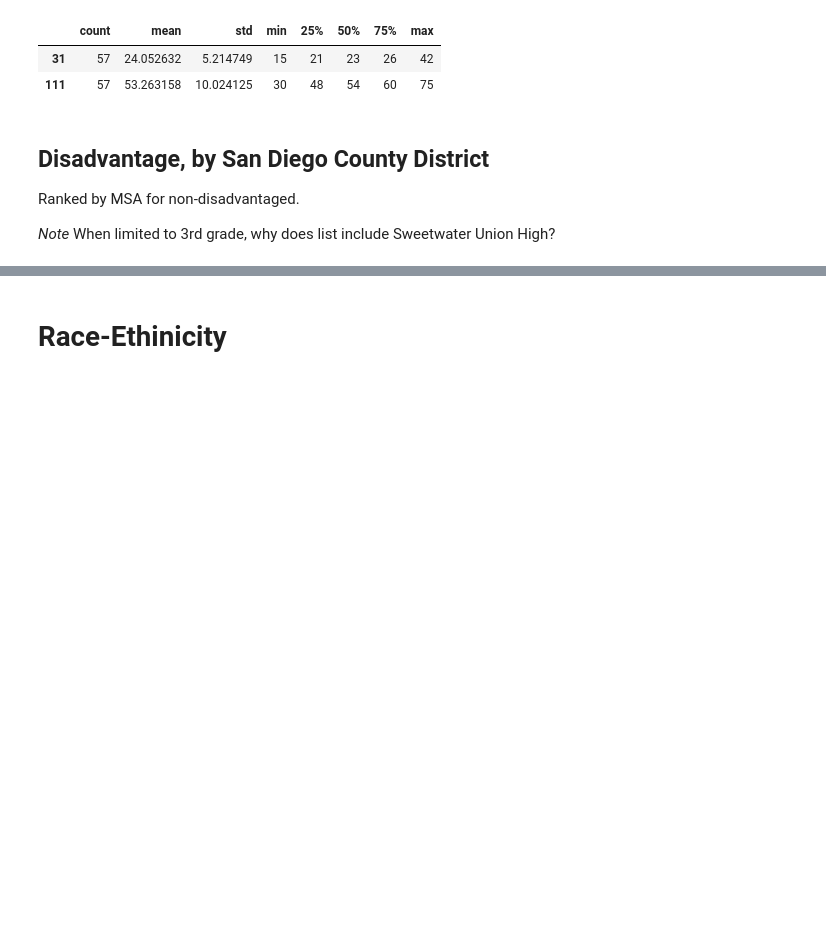
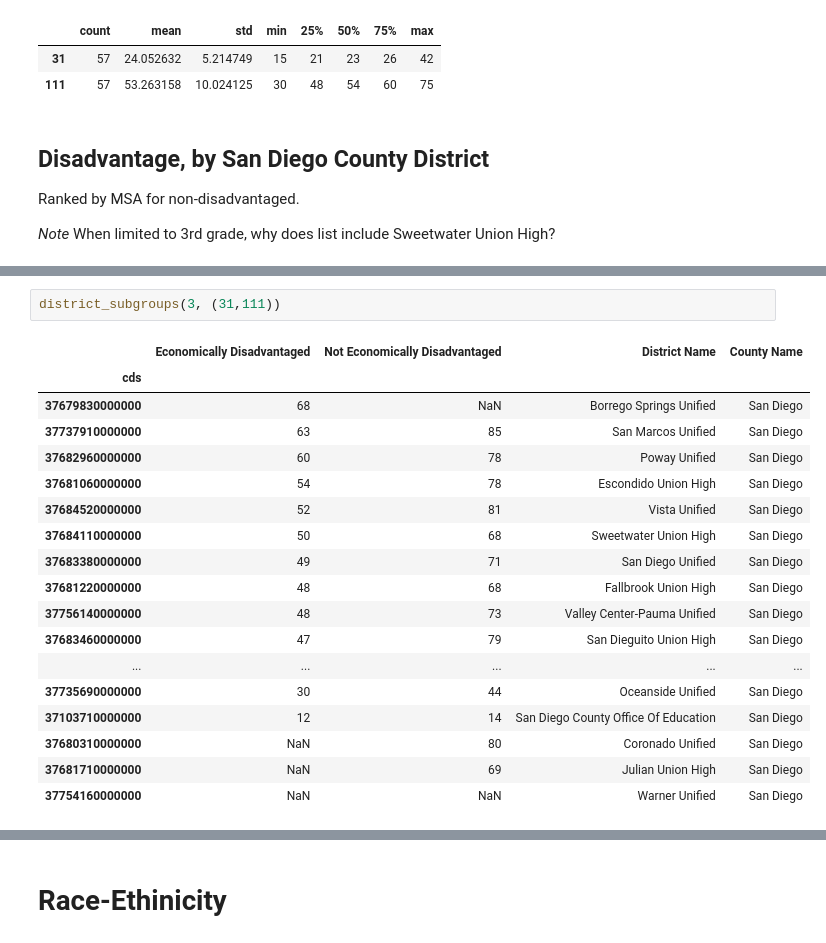
Before and after one commit to sandiegodata-projects/333-CAASPP, a Jupyter notebook: eric/Districts.ipynb, the cells around one changed output, grey strips where cells are left out. Drawn from its saved outputs; the diff is of its cells as text; blank space fills up the shorter version.

```diff
--- a/eric/Districts.ipynb
+++ b/eric/Districts.ipynb
@@ -116,0 +157,21 @@ pd.pivot_table(ed[district.pct_msa != 0],index='cds', columns='subgroup', values
+# %%
+district_subgroups(3, (31,111))
+# %% [output]
+|  | Economically Disadvantaged | Not Economically Disadvantaged | District Name | County Name |
+| cds |  |  |  |  |
+| 37679830000000 | 68 | NaN | Borrego Springs Unified | San Diego |
+| 37737910000000 | 63 | 85 | San Marcos Unified | San Diego |
+| 37682960000000 | 60 | 78 | Poway Unified | San Diego |
+| 37681060000000 | 54 | 78 | Escondido Union High | San Diego |
+| 37684520000000 | 52 | 81 | Vista Unified | San Diego |
+| 37684110000000 | 50 | 68 | Sweetwater Union High | San Diego |
+| 37683380000000 | 49 | 71 | San Diego Unified | San Diego |
+| 37681220000000 | 48 | 68 | Fallbrook Union High | San Diego |
+| 37756140000000 | 48 | 73 | Valley Center-Pauma Unified | San Diego |
+| 37683460000000 | 47 | 79 | San Dieguito Union High | San Diego |
+| ... | ... | ... | ... | ... |
+| 37735690000000 | 30 | 44 | Oceanside Unified | San Diego |
+| 37103710000000 | 12 | 14 | San Diego County Office Of Education | San Diego |
+| 37680310000000 | NaN | 80 | Coronado Unified | San Diego |
+| 37681710000000 | NaN | 69 | Julian Union High | San Diego |
+| 37754160000000 | NaN | NaN | Warner Unified | San Diego |
```
Also changed, not shown: parts of 6 cells of this notebook.
